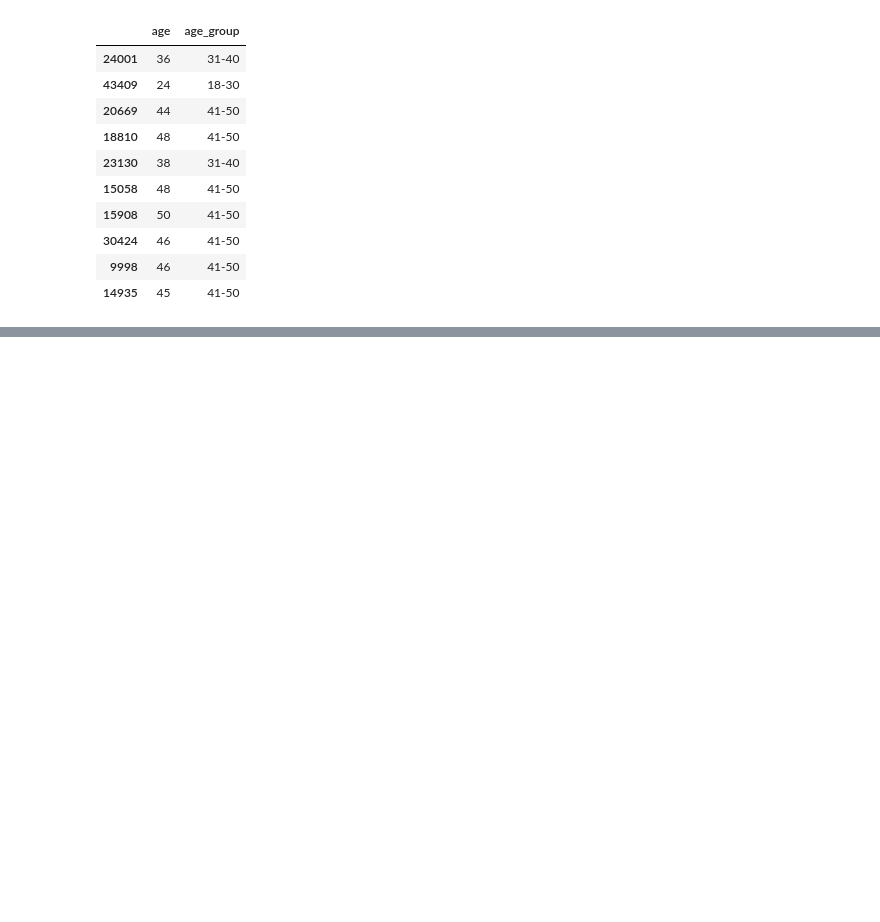
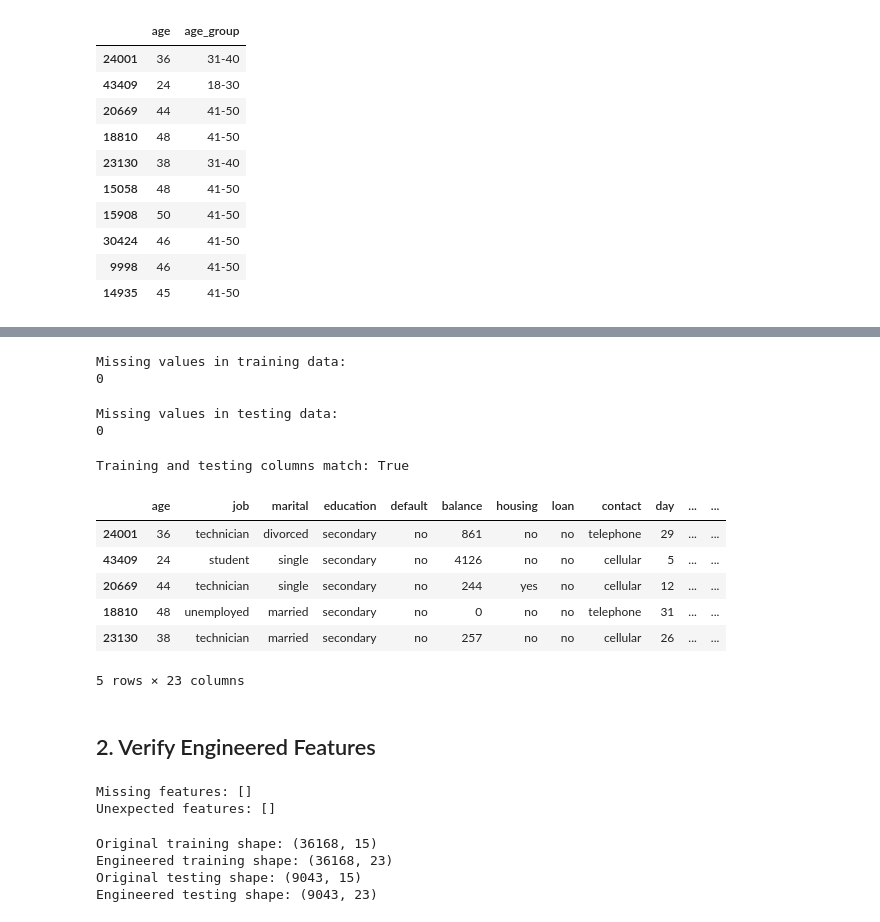
Before and after one commit to IT24102228/IT3091_Assignment_52, a Jupyter notebook: IT24101461_FeatureEngineering.ipynb, the cells around one changed output, grey strips where cells are left out. Cells and saved outputs as stored; diff of their text form; code cells hidden in the pictures; blank space fills up the shorter version.

```diff
--- a/IT24101461_FeatureEngineering.ipynb
+++ b/IT24101461_FeatureEngineering.ipynb
@@ -173,0 +217,6 @@ X_train_fe[["age", "age_group"]].head(10)
+# %%
+X_train_fe["balance_group"] = pd.cut(
+    X_train_fe["balance"],
+    bins=balance_bins,
+    labels=balance_labels
+)
@@ -173,0 +257,15 @@ X_train_fe[["age", "age_group"]].head(10)
+# %%
+campaign_bins = [0, 1, 2, 4, np.inf]
+# %%
+campaign_labels = [
+    "first_contact",
+    "second_contact",
+    "three_to_four",
+    "five_or_more"
+]
+# %%
+X_train_fe["campaign_contact_group"] = pd.cut(
+    X_train_fe["campaign"],
+    bins=campaign_bins,
+    labels=campaign_labels
+)
@@ -173,0 +339,30 @@ X_train_fe[["age", "age_group"]].head(10)
+# %%
+print("\nMissing values in training data:")
+print(X_train_fe.isnull().sum().sum())
+# %% [output]
+Missing values in training data:
+0
+# %%
+print("\nMissing values in testing data:")
+print(X_test_fe.isnull().sum().sum())
+# %% [output]
+Missing values in testing data:
+0
+# %%
+same_columns = X_train_fe.columns.equals(X_test_fe.columns)
+
+print("Training and testing columns match:", same_columns)
+# %% [output]
+Training and testing columns match: True
+# %%
+X_train_fe.head()
+# %% [output]
+|  | age | job | marital | education | default | balance | housing | loan | contact | day | ... | ... |
+| 24001 | 36 | technician | divorced | secondary | no | 861 | no | no | telephone | 29 | ... | ... |
+| 43409 | 24 | student | single | secondary | no | 4126 | no | no | cellular | 5 | ... | ... |
+| 20669 | 44 | technician | single | secondary | no | 244 | yes | no | cellular | 12 | ... | ... |
+| 18810 | 48 | unemployed | married | secondary | no | 0 | no | no | telephone | 31 | ... | ... |
+| 23130 | 38 | technician | married | secondary | no | 257 | no | no | cellular | 26 | ... | ... |
+5 rows × 23 columns
+# %% [markdown]
+## 2. Verify Engineered Features
@@ -173,0 +380,28 @@ X_train_fe[["age", "age_group"]].head(10)
+# %%
+missing_features = [
+    feature for feature in expected_features
+    if feature not in X_train_fe.columns
+]
+
+unexpected_features = [
+    feature for feature in X_train_fe.columns
+    if feature not in X_train.columns
+    and feature not in expected_features
+]
+
+print("Missing features:", missing_features)
+print("Unexpected features:", unexpected_features)
+# %% [output]
+Missing features: []
+Unexpected features: []
+# %%
+print("Original training shape:", X_train.shape)
+print("Engineered training shape:", X_train_fe.shape)
+
+print("Original testing shape:", X_test.shape)
+print("Engineered testing shape:", X_test_fe.shape)
+# %% [output]
+Original training shape: (36168, 15)
+Engineered training shape: (36168, 23)
+Original testing shape: (9043, 15)
+Engineered testing shape: (9043, 23)
```
Also changed, not shown: parts of 38 cells of this notebook.
